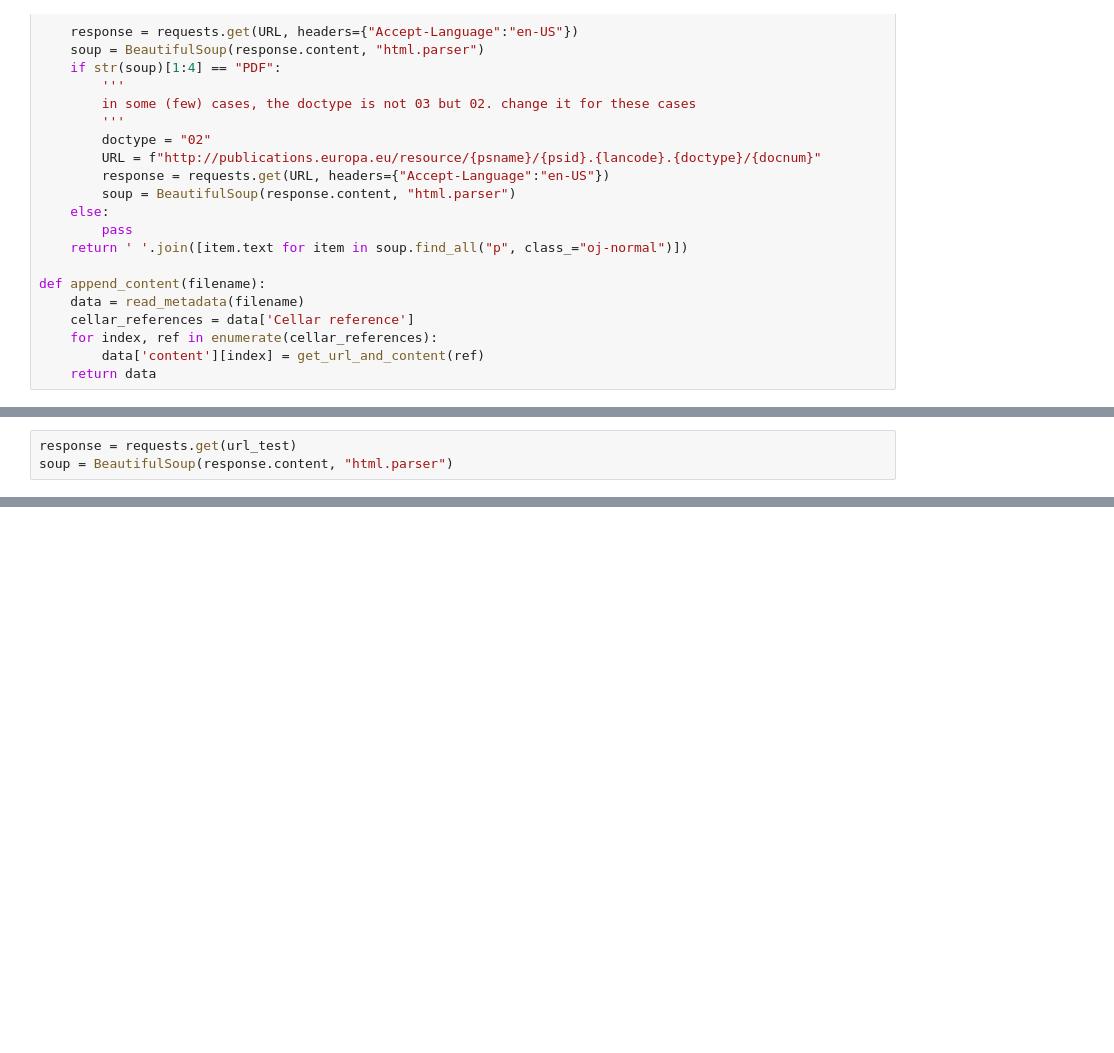
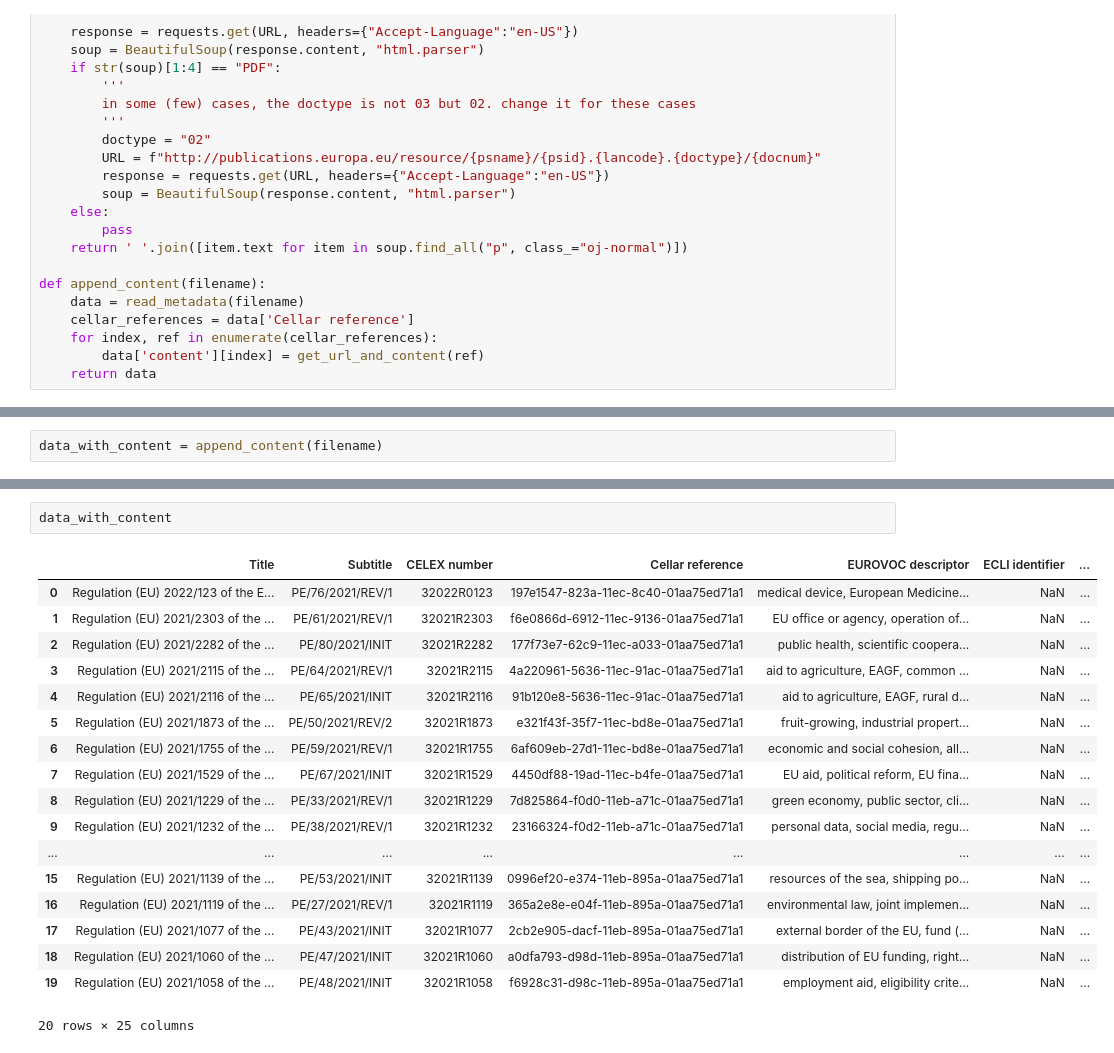
Before and after one commit to fvanlitsenburg/BatchLegal, a Jupyter notebook: notebooks/jakob_api.ipynb, the cells around one changed output, grey strips where cells are left out. Drawn from its saved outputs; the diff is of its cells as text; blank space fills up the shorter version.

```diff
--- a/notebooks/jakob_api.ipynb
+++ b/notebooks/jakob_api.ipynb
@@ -51,3 +89,0 @@ url_test= "https://eur-lex.europa.eu/search.html?SUBDOM_INIT=LEGISLATION&DB_TYPE
-# %%
-response = requests.get(url_test)
-soup = BeautifulSoup(response.content, "html.parser")
@@ -53,0 +136,2 @@ soup = BeautifulSoup(response.content, "html.parser")
+# %%
+data_with_content = append_content(filename)
@@ -53,0 +153,21 @@ soup = BeautifulSoup(response.content, "html.parser")
+# %%
+data_with_content
+# %% [output]
+|  | Title | Subtitle | CELEX number | Cellar reference | EUROVOC descriptor | ECLI identifier | ... |
+| 0 | Regulation (EU) 2022/123 of the E... | PE/76/2021/REV/1 | 32022R0123 | 197e1547-823a-11ec-8c40-01aa75ed71a1 | medical device, European Medicine... | NaN | ... |
+| 1 | Regulation (EU) 2021/2303 of the ... | PE/61/2021/REV/1 | 32021R2303 | f6e0866d-6912-11ec-9136-01aa75ed71a1 | EU office or agency, operation of... | NaN | ... |
+| 2 | Regulation (EU) 2021/2282 of the ... | PE/80/2021/INIT | 32021R2282 | 177f73e7-62c9-11ec-a033-01aa75ed71a1 | public health, scientific coopera... | NaN | ... |
+| 3 | Regulation (EU) 2021/2115 of the ... | PE/64/2021/REV/1 | 32021R2115 | 4a220961-5636-11ec-91ac-01aa75ed71a1 | aid to agriculture, EAGF, common ... | NaN | ... |
+| 4 | Regulation (EU) 2021/2116 of the ... | PE/65/2021/INIT | 32021R2116 | 91b120e8-5636-11ec-91ac-01aa75ed71a1 | aid to agriculture, EAGF, rural d... | NaN | ... |
+| 5 | Regulation (EU) 2021/1873 of the ... | PE/50/2021/REV/2 | 32021R1873 | e321f43f-35f7-11ec-bd8e-01aa75ed71a1 | fruit-growing, industrial propert... | NaN | ... |
+| 6 | Regulation (EU) 2021/1755 of the ... | PE/59/2021/REV/1 | 32021R1755 | 6af609eb-27d1-11ec-bd8e-01aa75ed71a1 | economic and social cohesion, all... | NaN | ... |
+| 7 | Regulation (EU) 2021/1529 of the ... | PE/67/2021/INIT | 32021R1529 | 4450df88-19ad-11ec-b4fe-01aa75ed71a1 | EU aid, political reform, EU fina... | NaN | ... |
+| 8 | Regulation (EU) 2021/1229 of the ... | PE/33/2021/REV/1 | 32021R1229 | 7d825864-f0d0-11eb-a71c-01aa75ed71a1 | green economy, public sector, cli... | NaN | ... |
+| 9 | Regulation (EU) 2021/1232 of the ... | PE/38/2021/REV/1 | 32021R1232 | 23166324-f0d2-11eb-a71c-01aa75ed71a1 | personal data, social media, regu... | NaN | ... |
+| ... | ... | ... | ... | ... | ... | ... | ... |
+| 15 | Regulation (EU) 2021/1139 of the ... | PE/53/2021/INIT | 32021R1139 | 0996ef20-e374-11eb-895a-01aa75ed71a1 | resources of the sea, shipping po... | NaN | ... |
+| 16 | Regulation (EU) 2021/1119 of the ... | PE/27/2021/REV/1 | 32021R1119 | 365a2e8e-e04f-11eb-895a-01aa75ed71a1 | environmental law, joint implemen... | NaN | ... |
+| 17 | Regulation (EU) 2021/1077 of the ... | PE/43/2021/INIT | 32021R1077 | 2cb2e905-dacf-11eb-895a-01aa75ed71a1 | external border of the EU, fund (... | NaN | ... |
+| 18 | Regulation (EU) 2021/1060 of the ... | PE/47/2021/INIT | 32021R1060 | a0dfa793-d98d-11eb-895a-01aa75ed71a1 | distribution of EU funding, right... | NaN | ... |
+| 19 | Regulation (EU) 2021/1058 of the ... | PE/48/2021/INIT | 32021R1058 | f6928c31-d98c-11eb-895a-01aa75ed71a1 | employment aid, eligibility crite... | NaN | ... |
+20 rows × 25 columns
```
Also changed, not shown: parts of 7 cells of this notebook.
